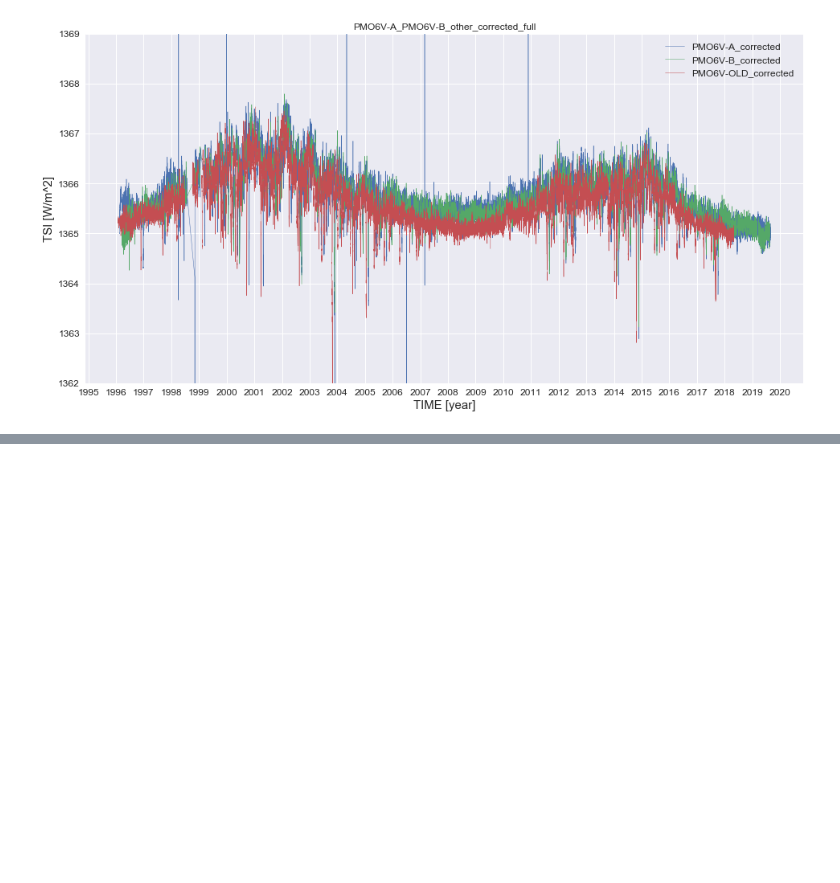
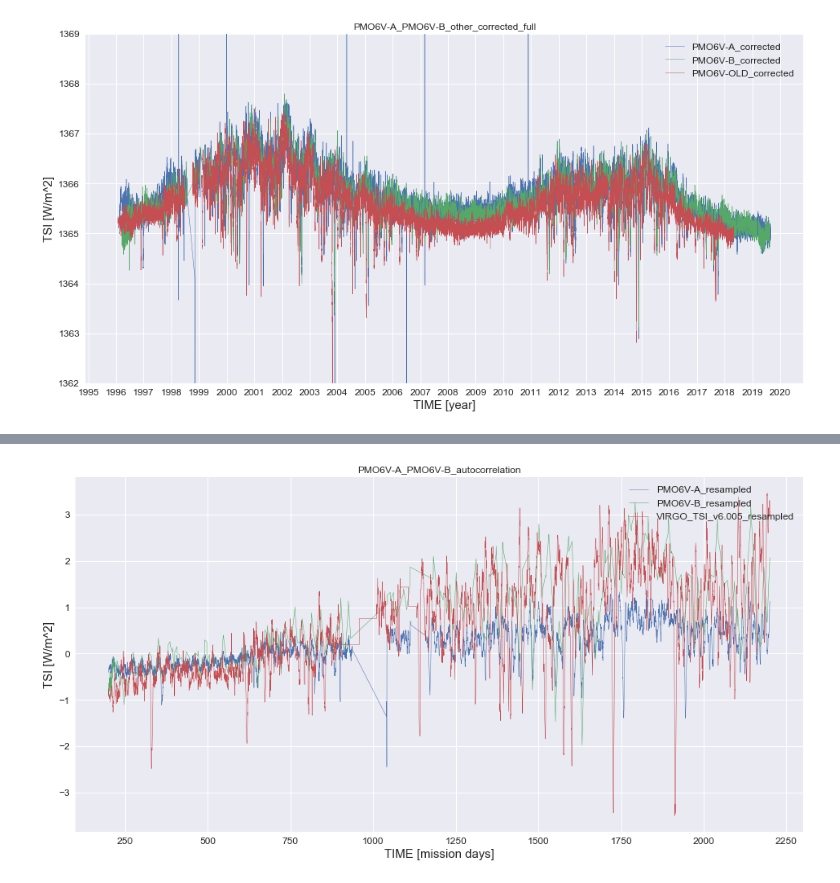
Before and after one commit to roksikonja/dslab_virgo_tsi, a Jupyter notebook: gp_autocorrelation.ipynb, the cells around one changed output, grey strips where cells are left out. Saved outputs shown, nothing was run; the diff lists cells and outputs as text; code cells hidden in the pictures; blank space fills up the shorter version.

Commit message:
Autocorrelation plot

```diff
--- a/gp_autocorrelation.ipynb
+++ b/gp_autocorrelation.ipynb
@@ -21,6 +21,9 @@ out_res: OutResult = result.out
 final_res: FinalResult = result.final
 
 other_res = load_data(Const.DATA_DIR, Const.VIRGO_TSI_FILE, "virgo_tsi")
+other_res[Const.PMO6V_OLD] = other_res[Const.PMO6V_OLD].interpolate("nearest")
+other_res = other_res[[Const.T, Const.PMO6V_OLD]].dropna()
+
 other_tsi = other_res[Const.PMO6V_OLD].values
 other_t = other_res[Const.T].values
 other_triplet = (other_t, other_tsi, f"{Const.PMO6V_OLD}_corrected")
@@ -85,0 +54,80 @@ legend="upper right", x_label="LAG", y_label="PEARSON_COEFF")
+# %%
+from scipy import interpolate
+from scipy.optimize import curve_fit
+
+t_min = np.max([other_t[0], base_sig.t_a_nn[0], base_sig.t_b_nn[0]])
+t_max = np.min([other_t[-1], base_sig.t_a_nn[-1], base_sig.t_b_nn[-1]])
+
+delay_window = 600
+resampling_window = 2000
+n_resampling_points = 5000
+
+for t_min in [200, 1250, 2000, 4000, 6000, 8000]:
+    t = np.linspace(t_min, t_min + resampling_window, n_resampling_points)
+    tau = (t.max() - t.min())/(n_resampling_points-1)
+
+    print("t", t.shape, t[:2], t[-2:], t[1] - t[0], t[2] - t[1])
+    print("tau", tau)
+
+    t_a, a = base_sig.t_a_nn, final_res.a_nn_corrected
+    t_b, b = base_sig.t_b_nn, final_res.b_nn_corrected
+    t_o, o = other_t, other_tsi
+
+    if True:
+        a = normalize(a, np.mean(a), np.std(a))
+        b = normalize(b, np.mean(b), np.std(b))
+        o = normalize(o, np.mean(o), np.std(o))
+
+    if True:
+        c_dev = 4
+        clip_indices_a = np.multiply(np.greater_equal(a, -c_dev), np.less_equal(a, c_dev)).astype(np.bool).flatten()
+        clip_indices_b = np.multiply(np.greater_equal(b, -c_dev), np.less_equal(b, c_dev)).astype(np.bool).flatten()
+        clip_indices_o = np.multiply(np.greater_equal(o, -c_dev), np.less_equal(o, c_dev)).astype(np.bool).flatten()
+        t_a, a = t_a[clip_indices_a], a[clip_indices_a]
+        t_b, b = t_b[clip_indices_b], b[clip_indices_b]
+        t_o, o = t_o[clip_indices_o], o[clip_indices_o]
+
+    f_a = interpolate.interp1d(t_a, a)
+    f_b = interpolate.interp1d(t_b, b)
+    f_o = interpolate.interp1d(t_o, o)
+
+    a, b, o = pd.Series(f_a(t)), pd.Series(f_b(t)), pd.Series(f_o(t))
+
+    visualizer.plot_signals(
+    [
+        (t, a, f"{Const.A}_resampled", False),
+        (t, b, f"{Const.B}_resampled", False),
+        (t, o, f"VIRGO_TSI_v6.005_resampled", False),
+    ],
+    None, f"{Const.A}_{Const.B}_autocorrelation",
+    legend="upper right", x_label=Const.DAY_UNIT, y_label=Const.TSI_UNIT)
+
+    n_lags = np.ceil(delay_window / tau).astype(int)
+    print(n_lags)
+    idx_delay = np.arange(0, n_lags, 1)
+    t_delay = idx_delay * tau
+
+    acorr_a, acorr_b, acorr_o = np.zeros(idx_delay.shape[0]), np.zeros(idx_delay.shape[0]), np.zeros(idx_delay.shape[0])
+    acov_a, acov_b, acov_o = np.zeros(idx_delay.shape[0]), np.zeros(idx_delay.shape[0]), np.zeros(idx_delay.shape[0])
+
+    for idx, lag in enumerate(idx_delay):
+        acorr_a[idx] = a.autocorr(lag=lag)
+        acorr_b[idx] = b.autocorr(lag=lag)
+        acorr_o[idx] = o.autocorr(lag=lag)
+
+    #     acov_a[idx] = a.corr(a.iloc[::-1].shift(lag))
+    #     acov_b[idx] = b.corr(b.iloc[::-1].shift(lag))
+    #     acov_o[idx] = o.corr(o.iloc[::-1].shift(lag))
+
+    visualizer.plot_signals(
+    [
+        (t_delay, acorr_a, f"{Const.A}_autocorrelation", False),
+        (t_delay, acorr_b, f"{Const.B}_autocorrelation", False),
+        (t_delay, acorr_o, f"VIRGO_TSI_v6.005_autocorrelation", False),
+    #     (t_delay, acov_a, f"{Const.A}_autocorrelation", False),
+    #     (t_delay, acov_b, f"{Const.B}_autocorrelation", False),
+    #     (t_delay, acov_o, f"VIRGO_TSI_v6.005_autocorrelation", False),
+    ],
+    None, f"{Const.A}_{Const.B}_autocorrelation",
+    legend="upper right", x_label="DELAY [DAYS]", y_label="PEARSON_COEFF", y_lim=[-1, 1])
+# %% [output]
@@ -85,0 +146 @@ legend="upper right", x_label="LAG", y_label="PEARSON_COEFF")
+[figure, added]
```
Also changed, not shown: parts of 5 cells of this notebook.
